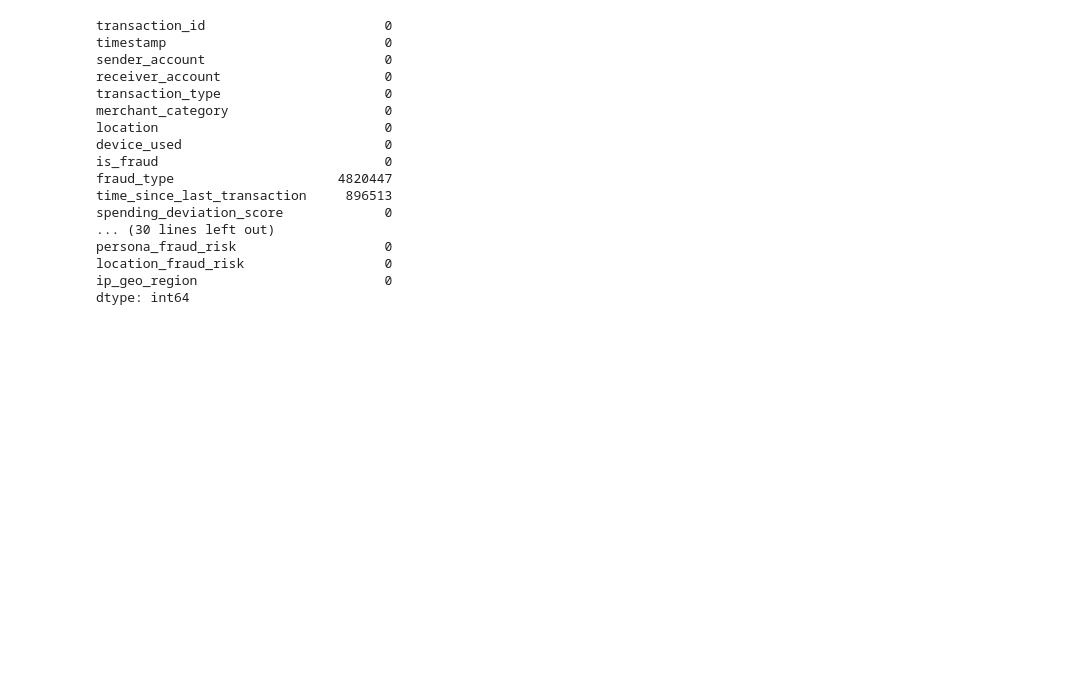
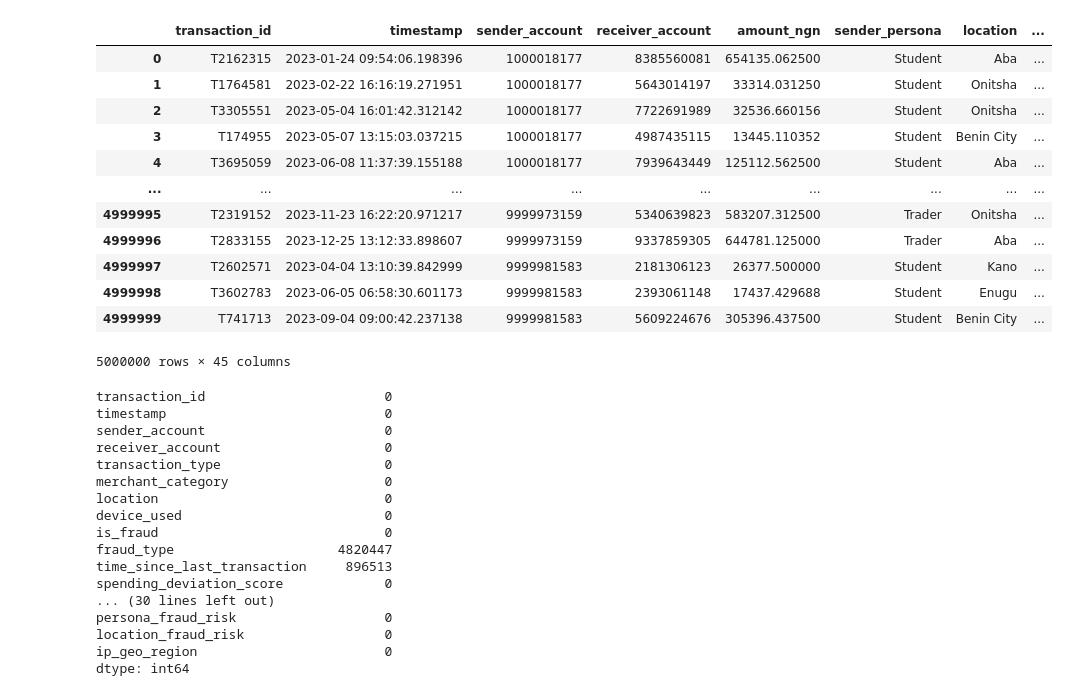
Before and after one commit to luunguyentankhai/Financial-Transactions-Fraud-Detection, a Jupyter notebook: eda/overview.ipynb, the cells around one changed output. Cells and saved outputs as stored; diff of their text form; code cells hidden in the pictures; blank space fills up the shorter version.

```diff
--- a/eda/overview.ipynb
+++ b/eda/overview.ipynb
@@ -101,0 +106,31 @@ memory usage: 597.3 MB
+# %%
+cols = [
+    'transaction_id', 'timestamp', 'sender_account', 'receiver_account', 'amount_ngn', 'sender_persona',
+    'location', 'ip_geo_region', 'ip_address', 'ip_seen_count',
+    'device_hash', 'transaction_type', 'device_used','payment_channel', 'device_seen_count',
+    'merchant_category', 'user_top_category',
+    'merchant_fraud_rate', 'channel_risk_score', 'persona_fraud_risk', 'location_fraud_risk',
+    'is_weekend', 'is_salary_week', 'is_night_txn', 'is_device_shared', 'is_ip_shared', 'bvn_linked', 'new_device_transaction',
+    'time_since_last', 'time_since_last_transaction',
+    'txn_count_last_1h', 'txn_count_last_24h', 'total_amount_last_1h', 'user_txn_frequency_24h',
+    'user_txn_count_total', 'user_avg_txn_amt', 'user_std_txn_amt', 'avg_gap_between_txns',
+    'txn_hour',
+    'spending_deviation_score', 'velocity_score', 'geo_anomaly_score', 'geospatial_velocity_anomaly',
+    'is_fraud', 'fraud_type',
+]
+df = df[cols]
+df
+# %% [output]
+|  | transaction_id | timestamp | sender_account | receiver_account | amount_ngn | sender_persona | location | ... |
+| 0 | T2162315 | 2023-01-24 09:54:06.198396 | 1000018177 | 8385560081 | 654135.062500 | Student | Aba | ... |
+| 1 | T1764581 | 2023-02-22 16:16:19.271951 | 1000018177 | 5643014197 | 33314.031250 | Student | Onitsha | ... |
+| 2 | T3305551 | 2023-05-04 16:01:42.312142 | 1000018177 | 7722691989 | 32536.660156 | Student | Onitsha | ... |
+| 3 | T174955 | 2023-05-07 13:15:03.037215 | 1000018177 | 4987435115 | 13445.110352 | Student | Benin City | ... |
+| 4 | T3695059 | 2023-06-08 11:37:39.155188 | 1000018177 | 7939643449 | 125112.562500 | Student | Aba | ... |
+| ... | ... | ... | ... | ... | ... | ... | ... | ... |
+| 4999995 | T2319152 | 2023-11-23 16:22:20.971217 | 9999973159 | 5340639823 | 583207.312500 | Trader | Onitsha | ... |
+| 4999996 | T2833155 | 2023-12-25 13:12:33.898607 | 9999973159 | 9337859305 | 644781.125000 | Trader | Aba | ... |
+| 4999997 | T2602571 | 2023-04-04 13:10:39.842999 | 9999981583 | 2181306123 | 26377.500000 | Student | Kano | ... |
+| 4999998 | T3602783 | 2023-06-05 06:58:30.601173 | 9999981583 | 2393061148 | 17437.429688 | Student | Enugu | ... |
+| 4999999 | T741713 | 2023-09-04 09:00:42.237138 | 9999981583 | 5609224676 | 305396.437500 | Student | Benin City | ... |
+5000000 rows × 45 columns
```
Also changed, not shown: parts of 3 cells of this notebook, 1 other file.
